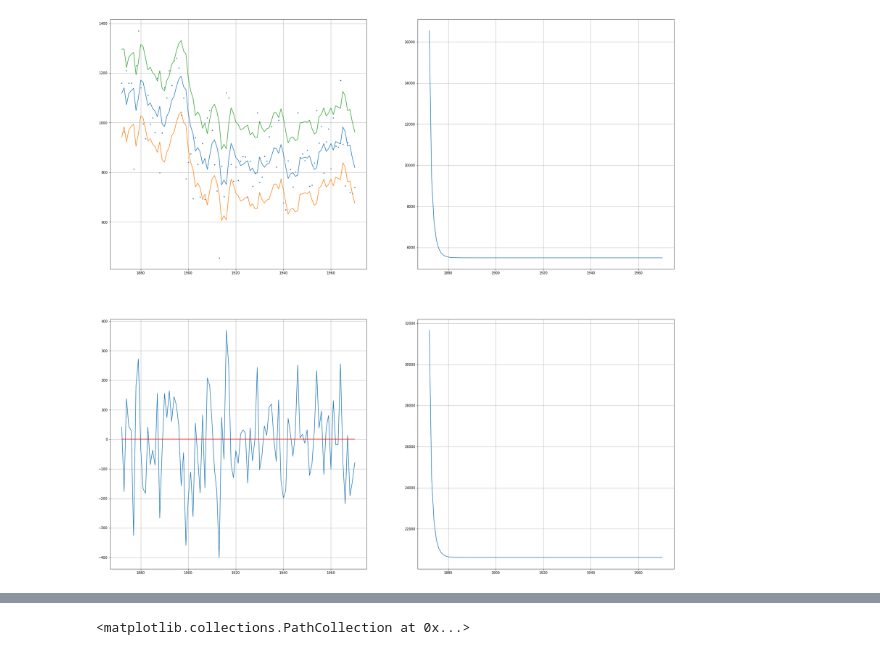
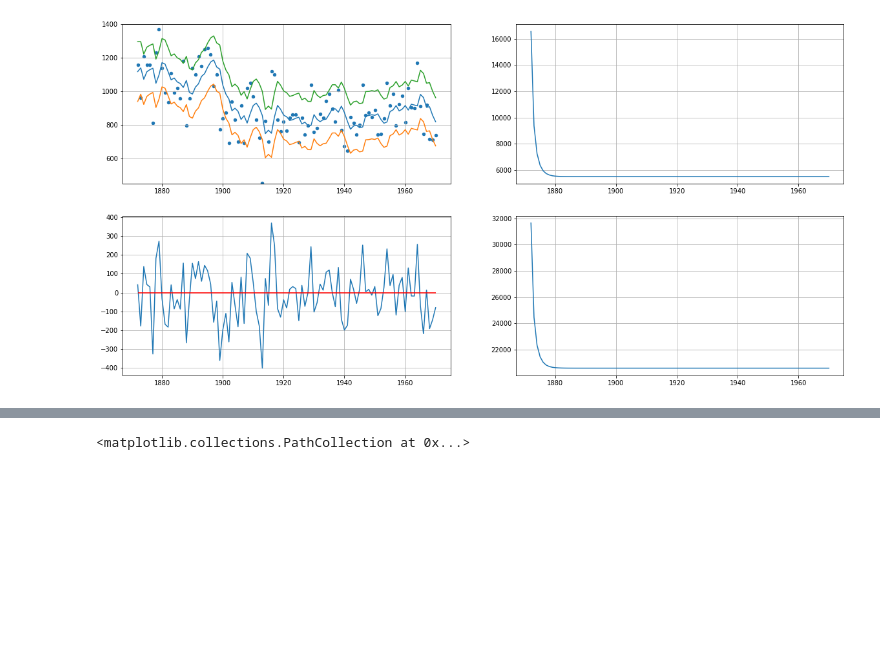
Before and after one commit to siemfenne/timeseriesmodels-vu, a Jupyter notebook: main.ipynb, the cells around one changed output, grey strips where cells are left out. Drawn from its saved outputs; the diff is of its cells as text; code cells hidden in the pictures; blank space fills up the shorter version.

Commit message:
cleaned code for figure 1 and 2

```diff
--- a/main.ipynb
+++ b/main.ipynb
@@ -5,7 +5,7 @@ import numpy as np
 import scipy.stats as st
 import math
 # %%
-df = pd.read_excel('Nile.xlsx')
-df = df.rename(columns={'Unnamed: 0': 'year'})
-df
+df = pd.read_excel("data/Nile.xlsx", index_col=0)
+df.head()
+# df.Nile.copy().to_list()
 # %% [output]
@@ -25,58 +18,69 @@ df
 # %%
-def Kalman_filter(df, P1, a1, sigma_e, sigma_n):
+def Kalman_filter(series:pd.Series, P1:float, a1:float, s2_e:float, s2_n:float):
+    y_list = series.copy().to_list()
+    r = pd.DataFrame(columns=['a', 'P', 'v', 'F', 'K', 'ci'])
+
     a = a1
     P = P1
+    # v = F = K = np.nan
 
-    df_kf = pd.DataFrame(columns=['a', 'P', 'v', 'F', 'K', 'ci', 'year', 'Nile'])
-    df_kf.loc[0] = [np.nan, np.nan, np.nan, np.nan, np.nan,np.nan, np.nan, np.nan]
-    for i,y in enumerate(df['Nile']):
+    for i,y in enumerate(y_list):
+
+        # compute all variables
         v = y - a
-        F = P + sigma_e
+        F = P + s2_e
         K = P/F
-        row = [a, P, v, F, K, F**0.5, df['year'][i], df['Nile'][i]]
 
-        att = a + K*v
-        Ptt = P*(1 - K)
+        # store result for t=i
+        r.loc[i] = [a, P, v, F, K, F**.5]
 
-        a_pred = att
-        P_pred = Ptt + sigma_n
+        # filtered (nowcasting)
+        a_f = a + K * v
+        P_f = P * (1 - K)
 
-        a = a_pred
-        P = P_pred
-        if i > 0:
-            df_kf.loc[i] = row
+        # predict for t+1
+        a_p = a_f
+        P_p = P_f + s2_n
 
-    return df_kf
+        # store prediction t+1 for next iteration
+        a = a_p
+        P = P_p
 
-df_kf = Kalman_filter(df=df, P1=1e7, a1=0, sigma_e = 15099, sigma_n = 1469.1)
-fig, axs = plt.subplots(2,2, figsize=(30,30))
+    r["y"] = series.values
+    r.index = series.index
+    return r
+
+df_kf = Kalman_filter(series = df.Nile, P1=1e7, a1=0, s2_e = 15099, s2_n = 1469.1)
+df_kf = df_kf.iloc[1:]
+
+fig, axs = plt.subplots(2,2, figsize=(20,10))
 
 # upper left
 ax = axs[0,0]
-ax.scatter(df_kf['year'][:], df_kf['Nile'][:], s=5)
-ax.plot(df_kf['year'][:], df_kf['a'][:])
-ax.plot(df_kf['year'][:], df_kf['a'][:]-df_kf['ci'][:])
-ax.plot(df_kf['year'][:], df_kf['a'][:]+df_kf['ci'][:])
-#ax.set_ylim(500, 1500)
+ax.scatter(df_kf.index, df_kf.y, s=20)
+df_kf.a.plot(ax=ax)
+(df_kf.a-df_kf.ci).plot(ax=ax)
+(df_kf.a+df_kf.ci).plot(ax=ax)
+ax.set_ylim(450, 1400)
 
 # lower left
 ax = axs[1,0]
-ax.plot(df_kf['year'][:], df_kf['v'][:])
-ax.hlines(y = 0, xmin= df_kf['year'].min(), xmax=df_kf['year'].max(), color = 'r', linestyle = '-')
+ax.plot(df_kf.index, df_kf.v)
+ax.hlines(y = 0, xmin= df_kf.index.min(), xmax=df_kf.index.max(), color = 'r', linestyle = '-')
 
 # upper right
 ax = axs[0,1]
-ax.plot(df_kf['year'][:], df_kf['P'][:])
+ax.plot(df_kf.index, df_kf.P)
 
 
 # lower right
 ax = axs[1,1]
-ax.plot(df_kf['year'][:], df_kf['F'][:])
+ax.plot(df_kf.index, df_kf.F)
 
 # make nice plot
 for row in axs:
     for ax in row:
         ax.grid()
         pass
 # %% [output]
-[figure, old version]
+[figure, new version]
```
Also changed, not shown: parts of 8 cells of this notebook.
